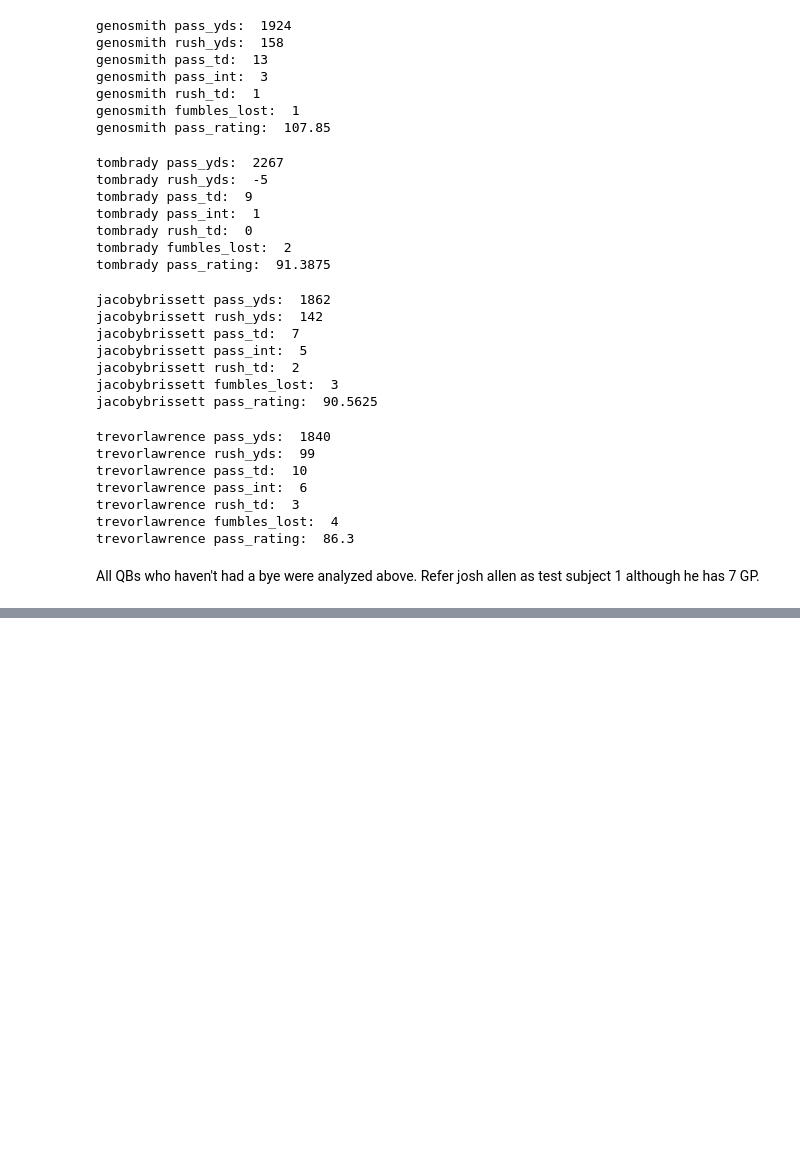
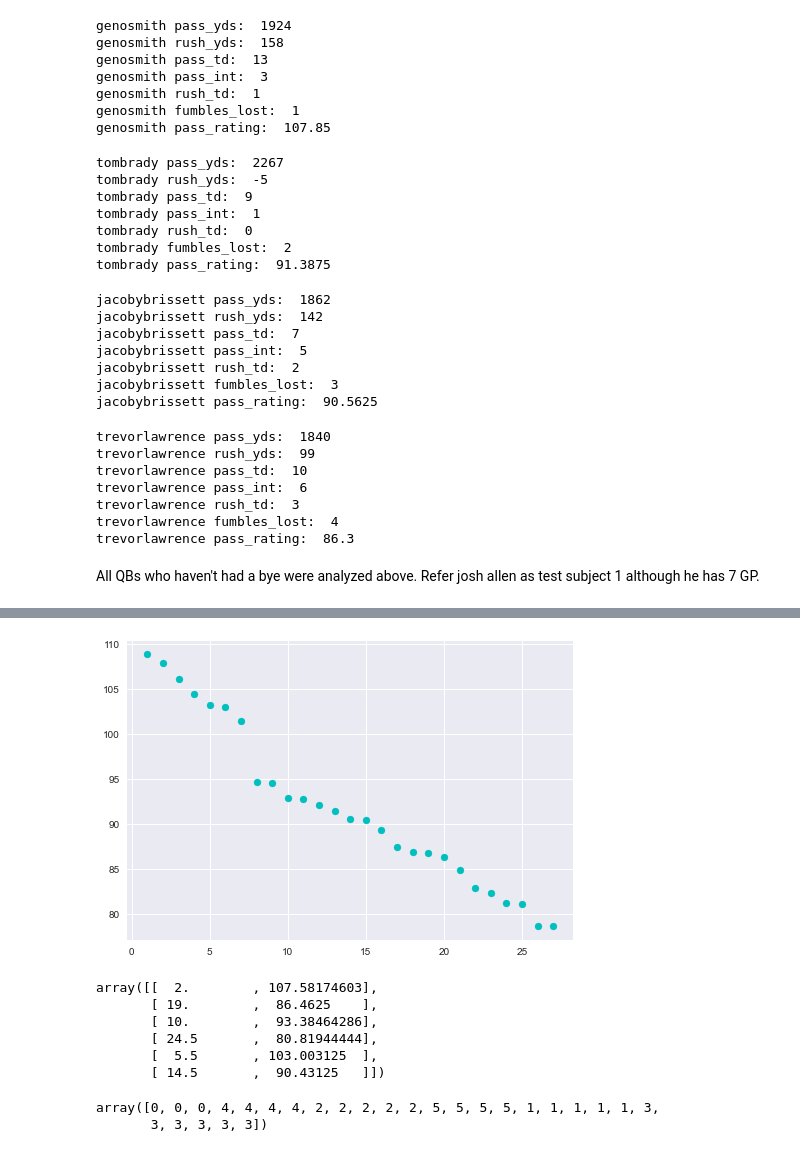
Before and after one commit to cyborgsage/NFL-wk9-analysis, a Jupyter notebook: NFL-wk9-analysis.ipynb, the cells around one changed output, grey strips where cells are left out. Saved outputs shown, nothing was run; the diff lists cells and outputs as text; code cells hidden in the pictures; blank space fills up the shorter version.

Commit message:
load qb visualizations for wk9

```diff
--- a/NFL-wk9-analysis.ipynb
+++ b/NFL-wk9-analysis.ipynb
@@ -329,0 +575,9 @@ All QBs who haven't had a bye were analyzed above. Refer josh allen as test subj
+# %%
+carsonwentz_df = qbs_df[qbs_df['player']=='Carson Wentz']
+print('carsonwentz pass_yds: ', carsonwentz_df['pass_yds'].sum())
+print('carsonwentz rush_yds: ', carsonwentz_df['rush_yds'].sum())
+print('carsonwentz pass_td: ', carsonwentz_df['pass_td'].sum())
+print('carsonwentz pass_int: ', carsonwentz_df['pass_int'].sum())
+print('carsonwentz rush_td: ', carsonwentz_df['rush_td'].sum())
+print('carsonwentz fumbles_lost: ', carsonwentz_df['fumbles_lost'].sum())
+print('carsonwentz pass_rating: ', carsonwentz_df['pass_rating'].mean())
@@ -329,0 +592,9 @@ All QBs who haven't had a bye were analyzed above. Refer josh allen as test subj
+# %%
+tuatagovailoa_df = qbs_df[qbs_df['player']=='Tua Tagovailoa']
+print('tuatagovailoa pass_yds: ', tuatagovailoa_df['pass_yds'].sum())
+print('tuatagovailoa rush_yds: ', tuatagovailoa_df['rush_yds'].sum())
+print('tuatagovailoa pass_td: ', tuatagovailoa_df['pass_td'].sum())
+print('tuatagovailoa pass_int: ', tuatagovailoa_df['pass_int'].sum())
+print('tuatagovailoa rush_td: ', tuatagovailoa_df['rush_td'].sum())
+print('tuatagovailoa fumbles_lost: ', tuatagovailoa_df['fumbles_lost'].sum())
+print('tuatagovailoa pass_rating: ', tuatagovailoa_df['pass_rating'].mean())
@@ -329,0 +639,23 @@ All QBs who haven't had a bye were analyzed above. Refer josh allen as test subj
+# %%
+data1 = {'QB':['Geno Smith', 'Lamar Jackson', 'Trevor Lawrence', 'Daniel Jones', 'Marcus Mariota', 'Tom Brady',
+                  'Justin Fields', 'Jacoby Brissett', 'Aaron Rodgers', 'Kyler Murray', 'Joe Burrow', 'Russell Wilson',
+                  'Kirk Cousins', 'Matthew Stafford', 'Matt Ryan', 'Justin Herbert', 'Jimmy Garoppolo', 'Jared Goff',
+                  'Patrick Mahomes', 'Josh Allen', 'Derek Carr', 'Jalen Hurts', 'Davis Mills', 'Cooper Rush',
+                  'Ryan Tannehill', 'Carson Wentz', 'Tua Tagovailoa'],
+        'Pass_Rating':[genosmith_df['pass_rating'].mean(),lamarjackson_df['pass_rating'].mean(),trevorlawrence_df['pass_rating'].mean(),
+                danieljones_df['pass_rating'].mean(),marcusmariota_df['pass_rating'].mean(),tombrady_df['pass_rating'].mean(),
+                justinfields_df['pass_rating'].mean(),jacobybrissett_df['pass_rating'].mean(),aaronrodgers_df['pass_rating'].mean(),
+                kylermurray_df['pass_rating'].mean(),joeburrow_df['pass_rating'].mean(),russellwilson_df['pass_rating'].mean(),
+                kirkcousins_df['pass_rating'].mean(),mattstafford_df['pass_rating'].mean(),mattryan_df['pass_rating'].mean(),
+                justinherbert_df['pass_rating'].mean(),jimmygaroppolo_df['pass_rating'].mean(),jaredgoff_df['pass_rating'].mean(),
+                patmahomes_df['pass_rating'].mean(),joshallen_df['pass_rating'].mean(),derekcarr_df['pass_rating'].mean(),
+                jalenhurts_df['pass_rating'].mean(),davismills_df['pass_rating'].mean(),cooperrush_df['pass_rating'].mean(),
+                ryantannehill_df['pass_rating'].mean(),carsonwentz_df['pass_rating'].mean(),tuatagovailoa_df['pass_rating'].mean()]}
+analysis1_df = pd.DataFrame(data1)
+analysis1_df.sort_values('Pass_Rating', ascending=False, inplace=True)
+analysis1_df.reset_index(drop=True,inplace=True)
+analysis1_df['Rank']=analysis1_df.index+1
+analysis1_df.set_index('QB', inplace=True)
+analysis1_df.head()
+reordered_analysis1_df = analysis1_df[['Rank','Pass_Rating']]
+reordered_analysis1_df.head()
@@ -329,0 +670,21 @@ All QBs who haven't had a bye were analyzed above. Refer josh allen as test subj
+# %%
+fig, ax = plt.subplots()
+ax.scatter(reordered_analysis1_df['Rank'], reordered_analysis1_df['Pass_Rating'],c='c');
+# %% [output]
+[figure, added]
+# %%
+model = KMeans(n_clusters=6,random_state=42).fit(reordered_analysis1_df)
+model.cluster_centers_
+# %% [output]
+array([[  2.        , 107.58174603],
+       [ 19.        ,  86.4625    ],
+       [ 10.        ,  93.38464286],
+       [ 24.5       ,  80.81944444],
+       [  5.5       , 103.003125  ],
+       [ 14.5       ,  90.43125   ]])
+# %%
+predicted_clusters = model.predict(reordered_analysis1_df)
+predicted_clusters
+# %% [output]
+array([0, 0, 0, 4, 4, 4, 4, 2, 2, 2, 2, 2, 5, 5, 5, 5, 1, 1, 1, 1, 1, 3,
+       3, 3, 3, 3, 3])
```
Also changed, not shown: parts of 38 cells of this notebook, 5 other files.
